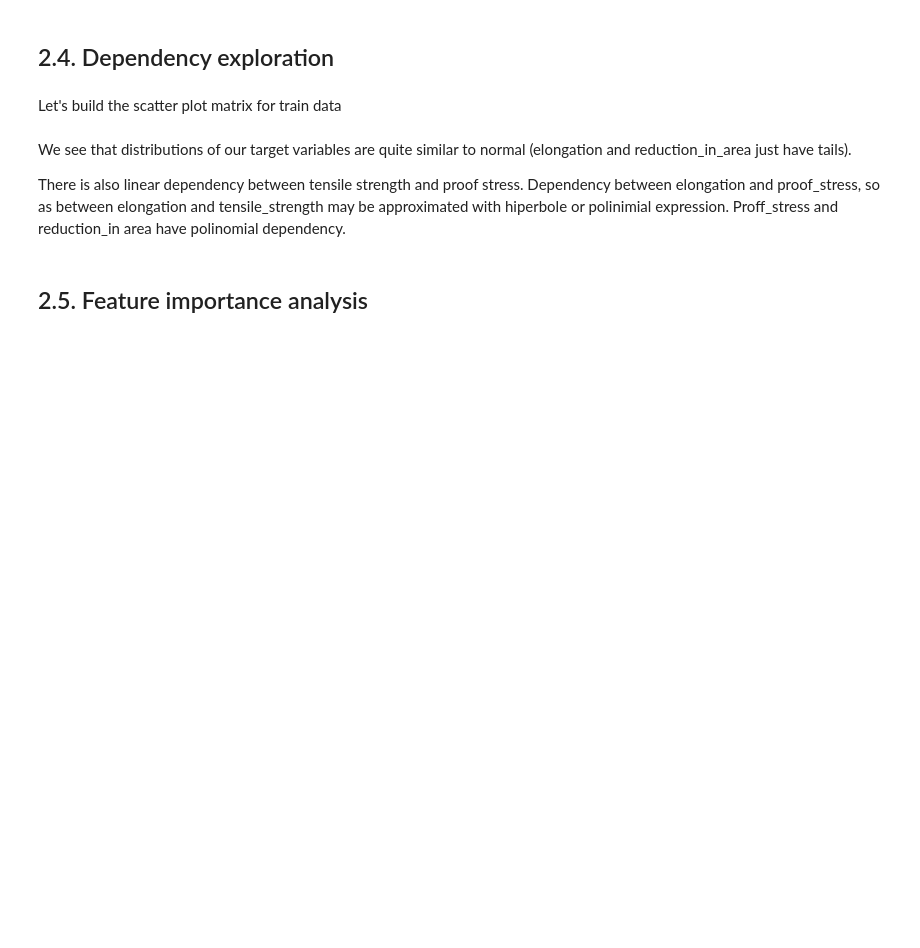
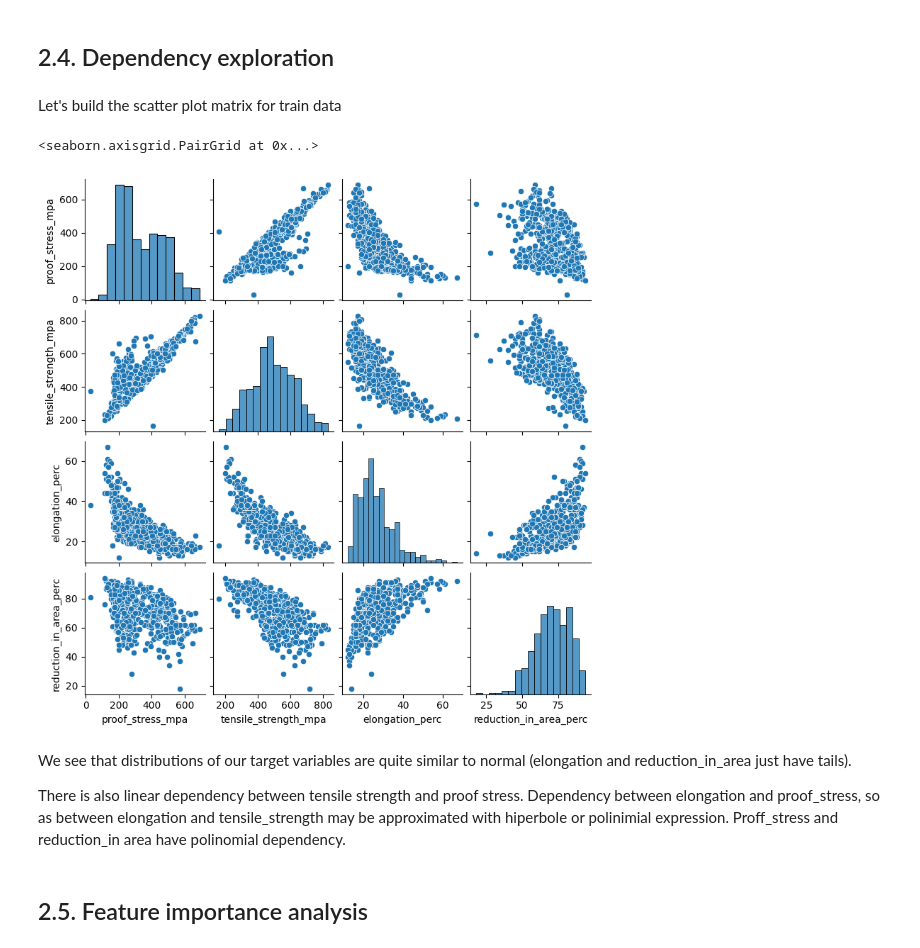
Before and after one commit to ElenaNKn/ml-zoomcamp-solutions, a Jupyter notebook: capstone_project/notebook.ipynb, the cells around one changed output. Drawn from its saved outputs; the diff is of its cells as text; code cells hidden in the pictures; blank space fills up the shorter version.

```diff
--- a/capstone_project/notebook.ipynb
+++ b/capstone_project/notebook.ipynb
@@ -263,9 +263,11 @@ df_test.drop(list_targets, axis=1, inplace=True)
 Let's build the scatter plot matrix for train data
 # %%
 cols = ['proof_stress_mpa', 'tensile_strength_mpa', 'elongation_perc', 'reduction_in_area_perc']
-#scatterplotmatrix(dy_train[cols].values, figsize=(20, 15), names=cols, alpha=1)
-#plt.tight_layout()
-#plt.show()
+
+sb.pairplot(dy_train[cols],  height=2)
+# %% [output]
+<seaborn.axisgrid.PairGrid at 0x...>
+[figure, added]
 # %% [markdown]
 We see that distributions of our target variables are quite similar to normal (elongation and reduction_in_area just have tails).
 
```
Also changed, not shown: parts of 3 cells of this notebook.
